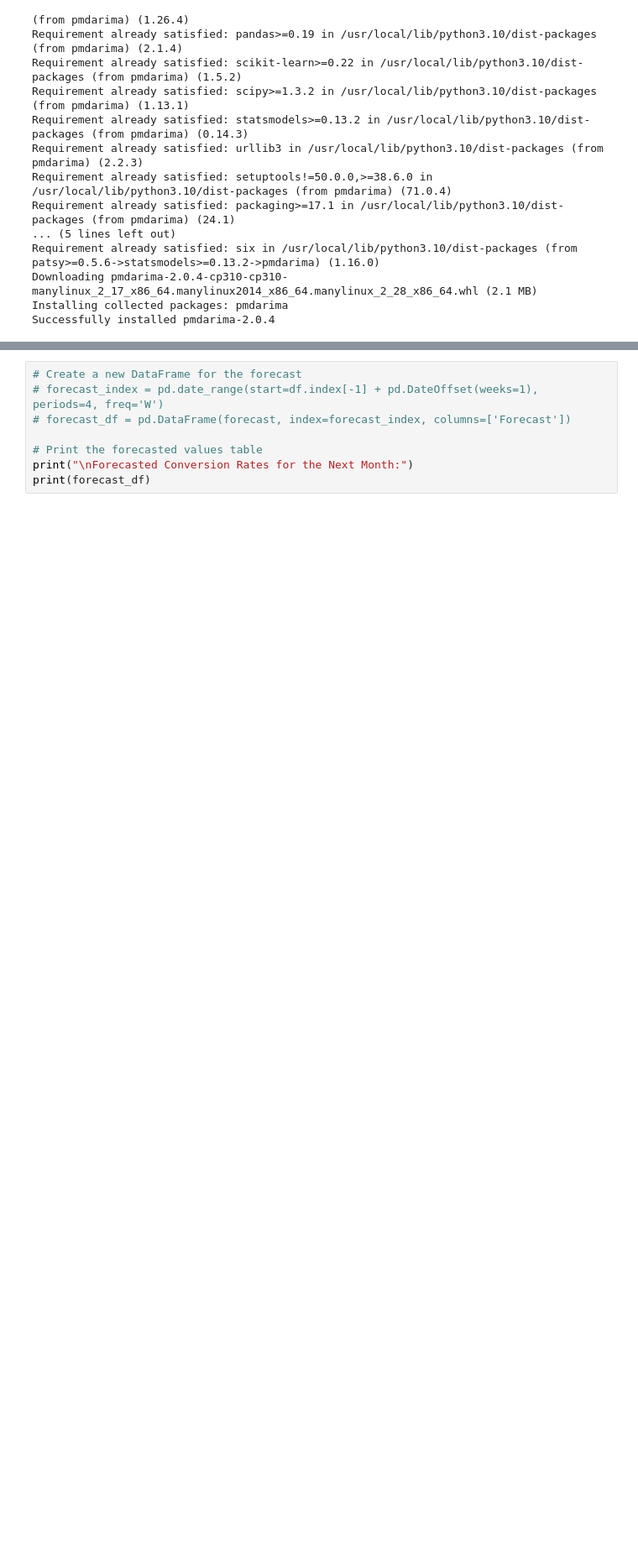
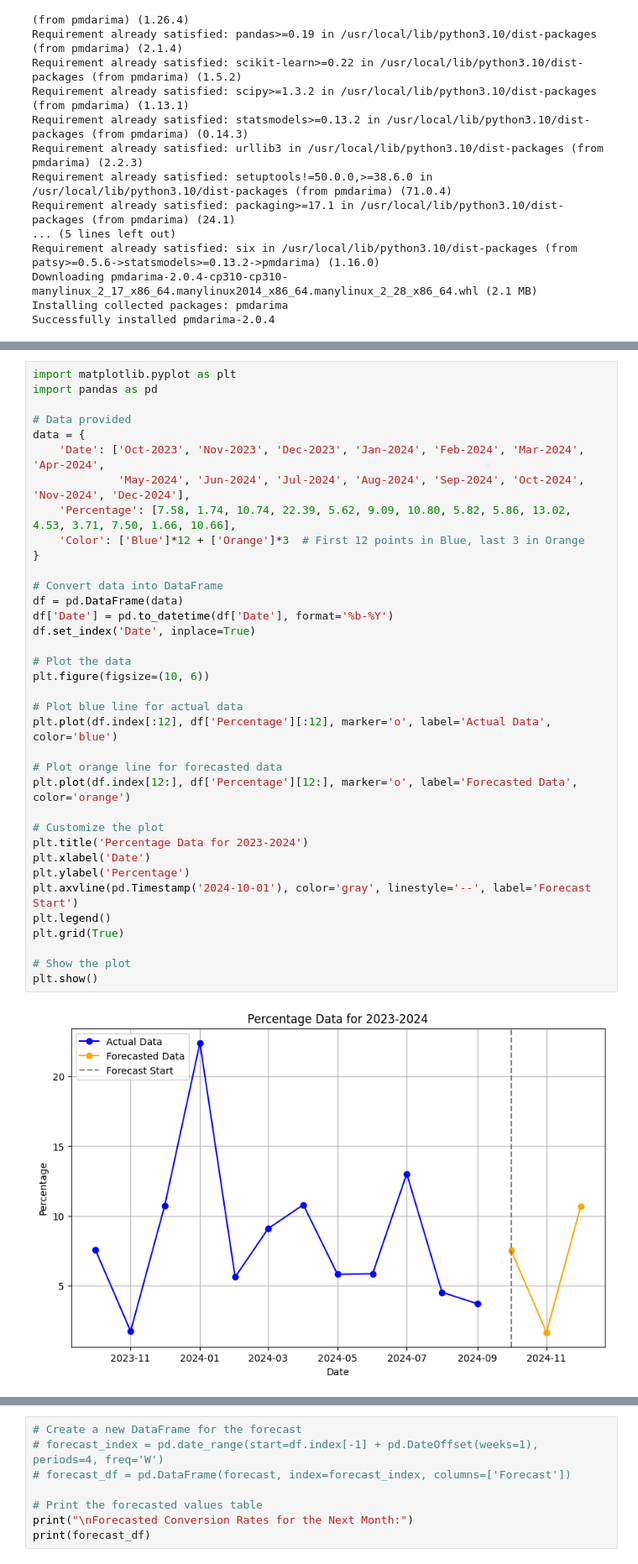
Before and after one commit to SoumyajeetM/ARIMA_Sales_Forecasting, a Jupyter notebook: ARIMA_Forecasting.ipynb, the cells around one changed output, grey strips where cells are left out. Shown at 84% size. Drawn from its saved outputs; the diff is of its cells as text; blank space fills up the shorter version.

```diff
--- a/ARIMA_Forecasting.ipynb
+++ b/ARIMA_Forecasting.ipynb
@@ -22,0 +172,38 @@ Successfully installed pmdarima-2.0.4
+# %%
+import matplotlib.pyplot as plt
+import pandas as pd
+
+# Data provided
+data = {
+    'Date': ['Oct-2023', 'Nov-2023', 'Dec-2023', 'Jan-2024', 'Feb-2024', 'Mar-2024', 'Apr-2024',
+             'May-2024', 'Jun-2024', 'Jul-2024', 'Aug-2024', 'Sep-2024', 'Oct-2024', 'Nov-2024', 'Dec-2024'],
+    'Percentage': [7.58, 1.74, 10.74, 22.39, 5.62, 9.09, 10.80, 5.82, 5.86, 13.02, 4.53, 3.71, 7.50, 1.66, 10.66],
+    'Color': ['Blue']*12 + ['Orange']*3  # First 12 points in Blue, last 3 in Orange
+}
+
+# Convert data into DataFrame
+df = pd.DataFrame(data)
+df['Date'] = pd.to_datetime(df['Date'], format='%b-%Y')
+df.set_index('Date', inplace=True)
+
+# Plot the data
+plt.figure(figsize=(10, 6))
+
+# Plot blue line for actual data
+plt.plot(df.index[:12], df['Percentage'][:12], marker='o', label='Actual Data', color='blue')
+
+# Plot orange line for forecasted data
+plt.plot(df.index[12:], df['Percentage'][12:], marker='o', label='Forecasted Data', color='orange')
+
+# Customize the plot
+plt.title('Percentage Data for 2023-2024')
+plt.xlabel('Date')
+plt.ylabel('Percentage')
+plt.axvline(pd.Timestamp('2024-10-01'), color='gray', linestyle='--', label='Forecast Start')
+plt.legend()
+plt.grid(True)
+
+# Show the plot
+plt.show()
+# %% [output]
+[figure, added]
```
Also changed, not shown: parts of 12 cells of this notebook.
